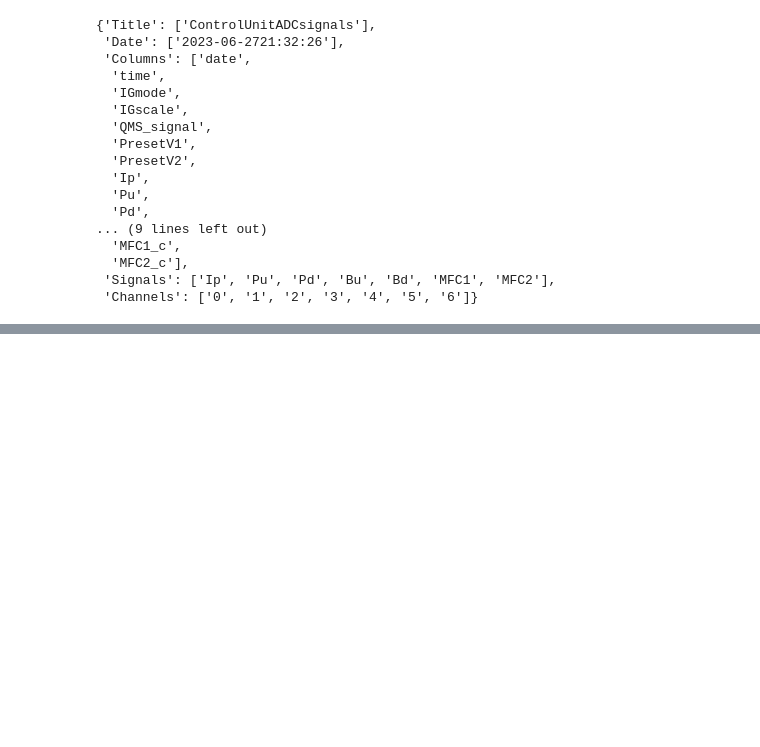
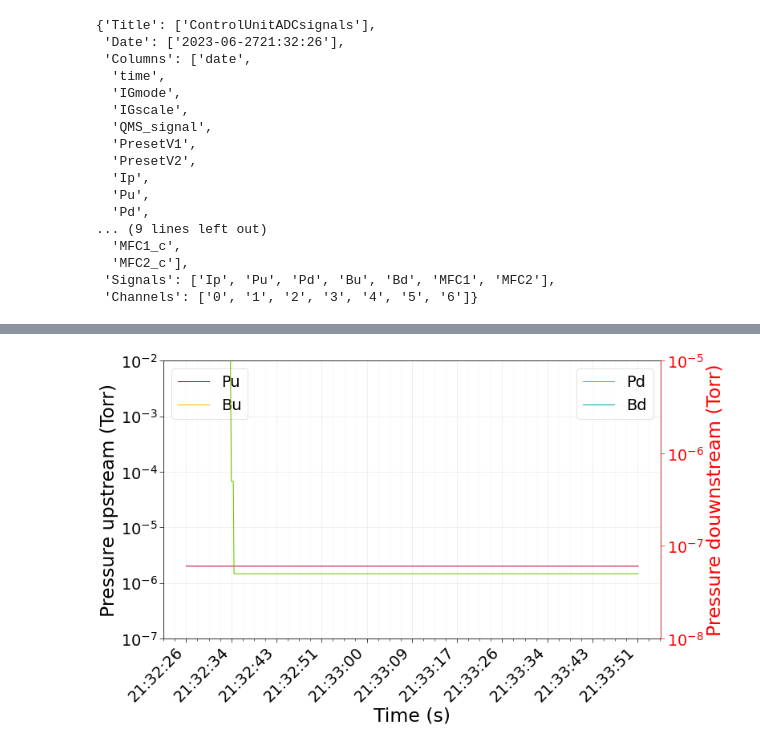
Before and after one commit to Kshora/kslab, a Jupyter notebook: kslab/demos/raspi.ipynb, the cells around one changed output, grey strips where cells are left out. Cells and saved outputs as stored; diff of their text form; code cells hidden in the pictures; blank space fills up the shorter version.

```diff
--- a/kslab/demos/raspi.ipynb
+++ b/kslab/demos/raspi.ipynb
@@ -53,0 +69,4 @@ rasp.data
+# %%
+rasp.plot_pressure(xlabel="date",yscale="log")
+# %% [output]
+[figure, added]
```
Also changed, not shown: parts of 6 cells of this notebook, 1 other file.
